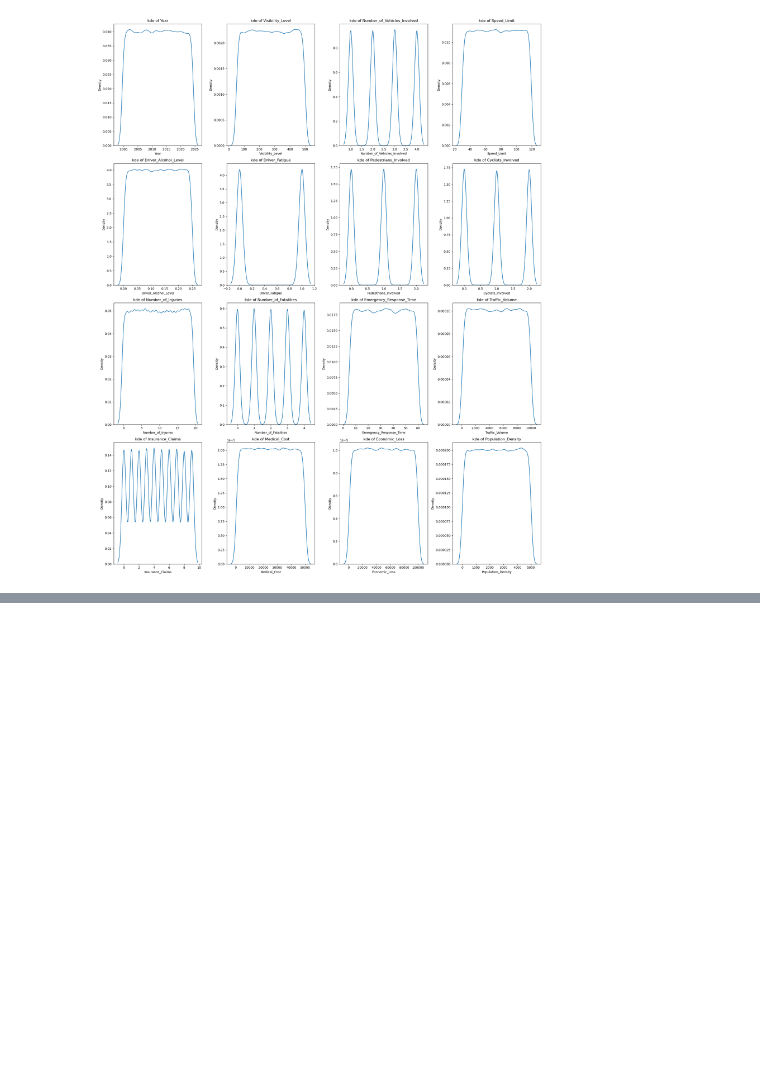
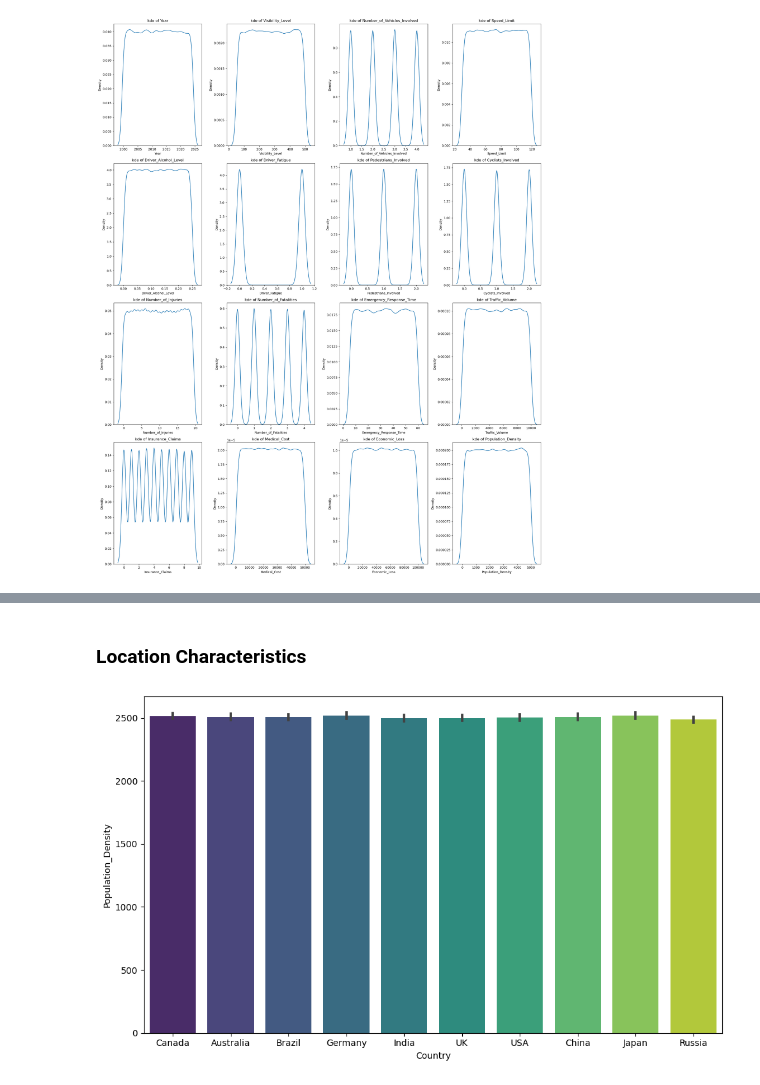
Before and after one commit to Aman-Baruwal/Road-Accident-Analysis, a Jupyter notebook: road_analysis.ipynb, the cells around one changed output, grey strips where cells are left out. Cells and saved outputs as stored; diff of their text form; code cells hidden in the pictures; blank space fills up the shorter version.

```diff
--- a/road_analysis.ipynb
+++ b/road_analysis.ipynb
@@ -178,0 +209,9 @@ plt.show()
+# %% [markdown]
+### Location Characteristics
+# %%
+plt.figure(figsize=(10,6))
+sns.barplot(x = df['Country'],y = df['Population_Density'] , palette='viridis' , order=df['Country'].value_counts().index)
+plt.tight_layout()
+plt.show()
+# %% [output]
+[figure, added]
```
Also changed, not shown: parts of 8 cells of this notebook.
